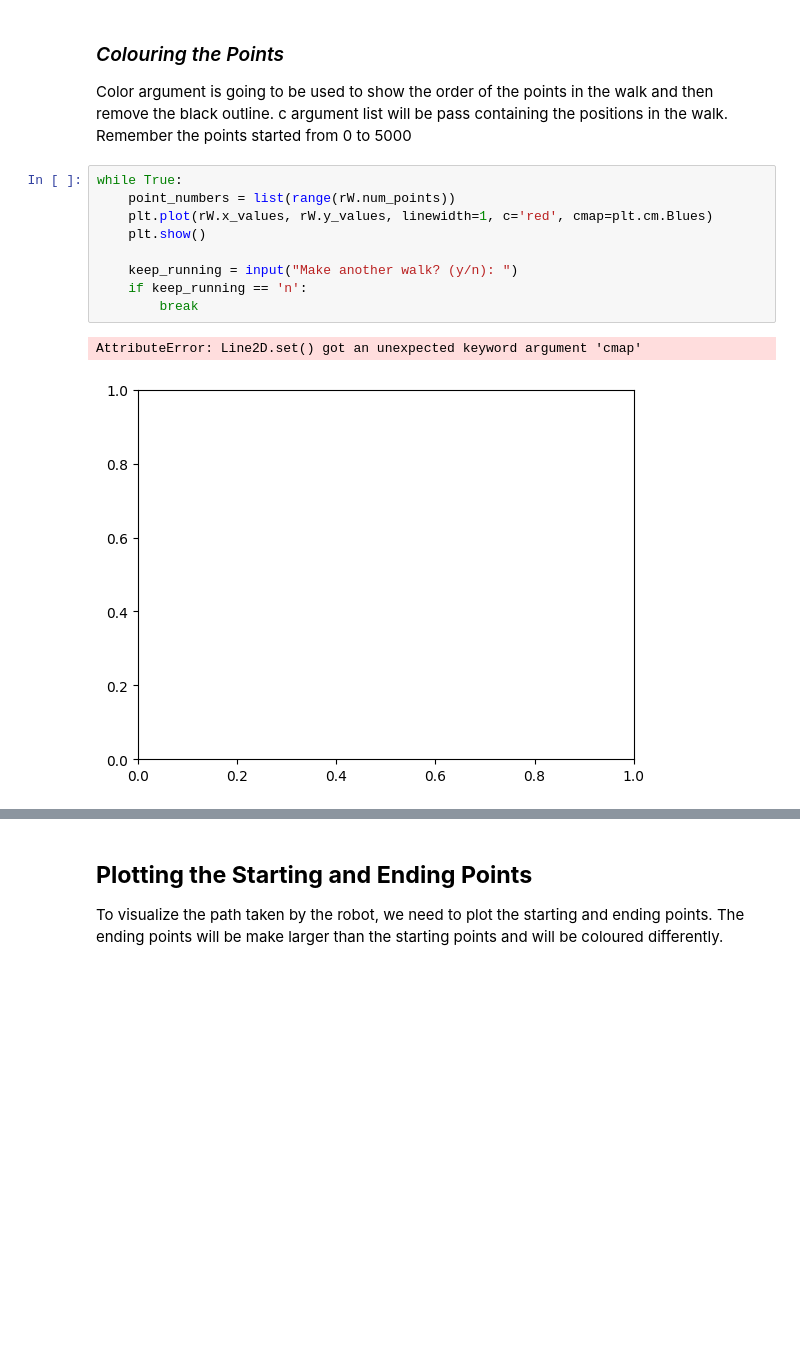
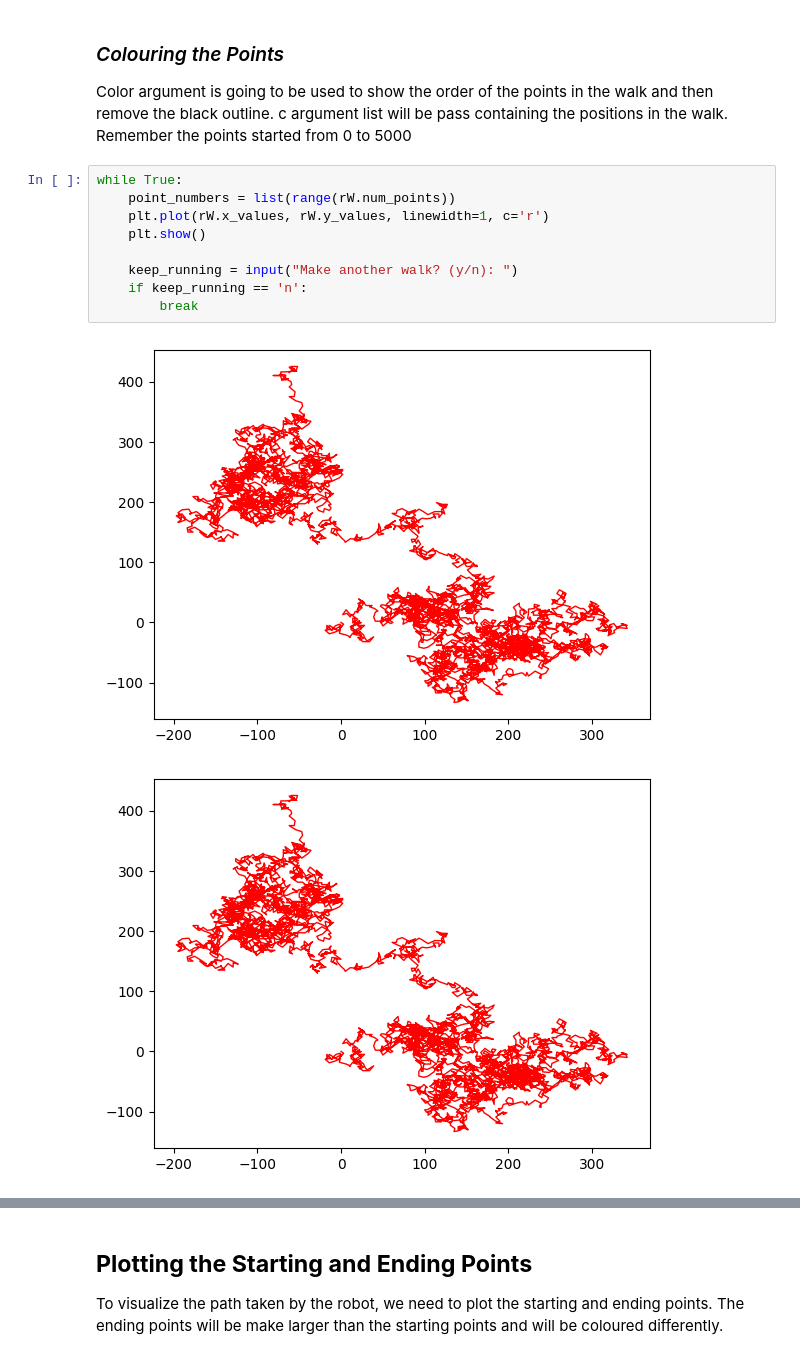
Before and after one commit to SyusufWaliyyi/ArewaDS_Project_Assignment, a Jupyter notebook: Random_Path/Try_Random_Walk/rw_visual.ipynb, the cells around one changed output, grey strips where cells are left out. Drawn from its saved outputs; the diff is of its cells as text; blank space fills up the shorter version.

```diff
--- a/Random_Path/Try_Random_Walk/rw_visual.ipynb
+++ b/Random_Path/Try_Random_Walk/rw_visual.ipynb
@@ -45,12 +45,12 @@ c argument list will be pass containing the positions in the walk. Remember the
 # %%
 while True:
     point_numbers = list(range(rW.num_points))
-    plt.plot(rW.x_values, rW.y_values, linewidth=1, c='red', cmap=plt.cm.Blues)
+    plt.plot(rW.x_values, rW.y_values, linewidth=1, c='r')
     plt.show()
 
     keep_running = input("Make another walk? (y/n): ")
     if keep_running == 'n':
         break
 # %% [output]
-AttributeError: Line2D.set() got an unexpected keyword argument 'cmap'
-[figure, old version]
+[figure, new version]
+[figure, added]
```
Also changed, not shown: parts of 2 cells of this notebook, 1 other file.
